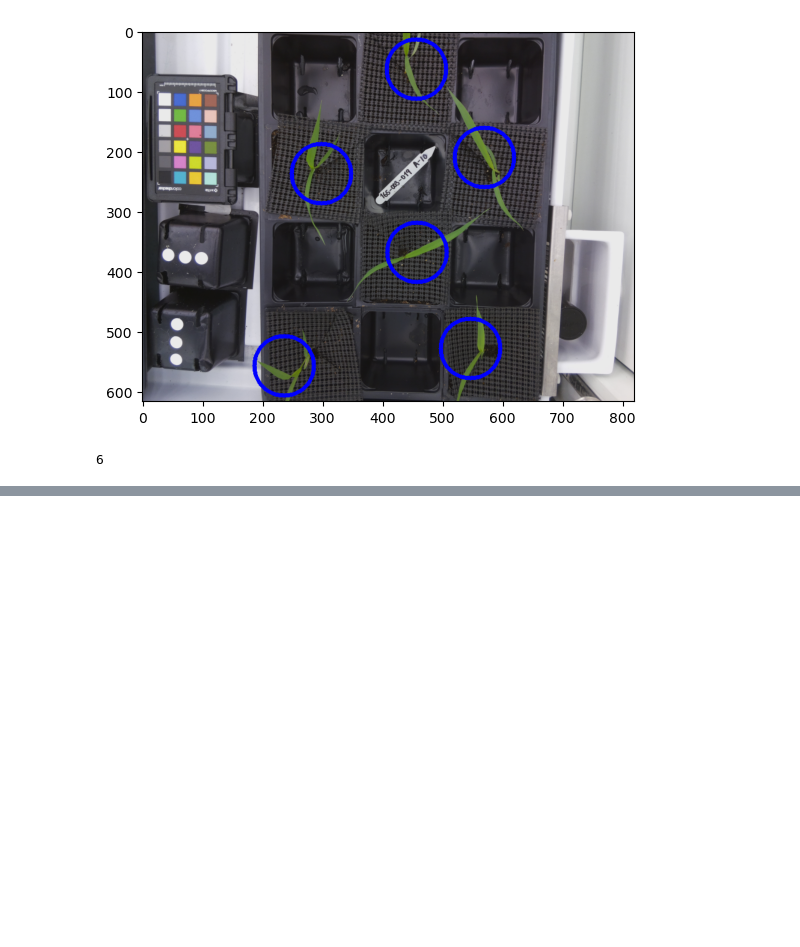
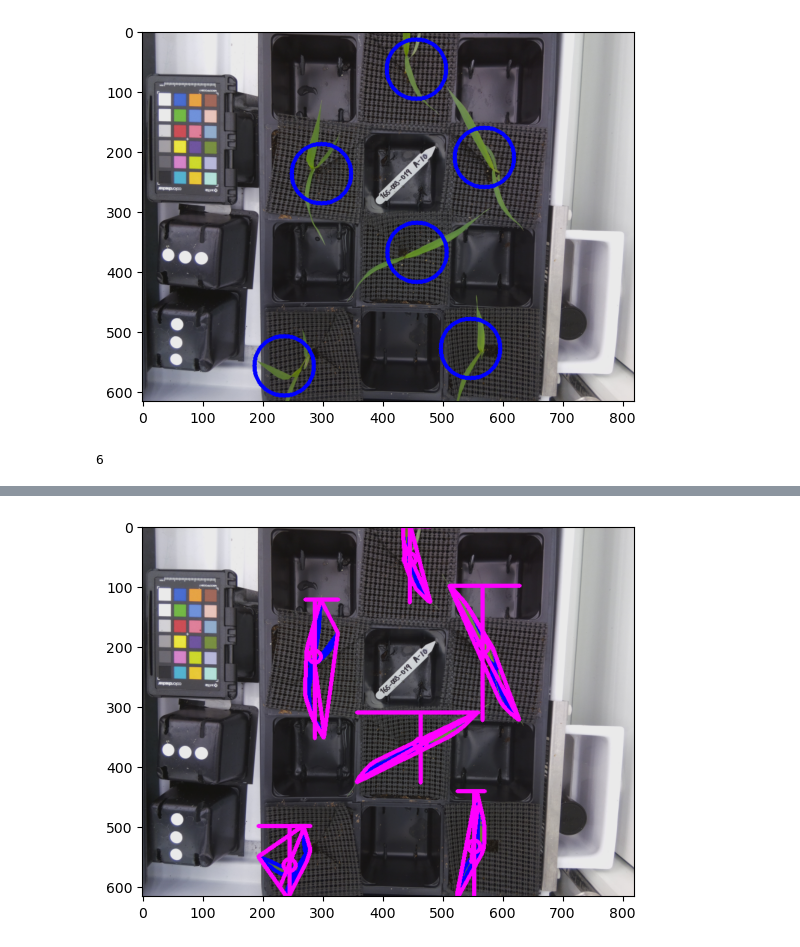
Before and after one commit to MST-Capstone2-MarsFarm/Tutorials, a Jupyter notebook: workflow/plantcv-tutorial-segment-image-series/fully_automated_pipeline.ipynb, the cells around one changed output, grey strips where cells are left out. Drawn from its saved outputs; the diff is of its cells as text; code cells hidden in the pictures; blank space fills up the shorter version.

```diff
--- a/workflow/plantcv-tutorial-segment-image-series/fully_automated_pipeline.ipynb
+++ b/workflow/plantcv-tutorial-segment-image-series/fully_automated_pipeline.ipynb
@@ -20,8 +21,10 @@ class options:
         self.image = ""
         self.debug = "plot"
         self.writeimg = False
-        self.result = "segmentation"
-        self.outdir = os.path.join(os.get_cwd(), "outputs")
+        self.outdir = os.path.join(os.getcwd(), "outputs")
+        self.rgb_outdir = os.path.join(self.outdir, "images_cropped_rgb")
+        self.bw_outdir = os.path.join(self.outdir, "images_cropped_bw")
+        self.result = os.path.join(self.outdir, "segmentation.txt")
 # %%
 # Get options
 args = options()
@@ -96,7 +99,7 @@ I'm using a rudimentary mean approximation to guess where I should put the rois
 # %%
 import sys, os
 #import cv2
-def get_roi_centers(labeled_mask: np.ndarray, num_plants: int):
+def get_roi_centers_and_individual_images(labeled_mask: np.ndarray, num_plants: int):
 
     #debugging stuff
     #print("image shape:")
@@ -125,13 +128,26 @@ def get_roi_centers(labeled_mask: np.ndarray, num_plants: int):
             middle_col = (min_col + max_col) // 2
 
             center_points.append((middle_row, middle_col))
+
+            #get rgb images clipped to bounds of labels, export to image file
+            chopped_image_rgb = img0[min_col:max_col+1, min_row:max_row+1, :]
+            output_path_rgb = os.path.join(args.rgb_outdir, f"plant_rgb_{number}.png")
+            pcv.print_image(chopped_image_rgb, output_path_rgb)
+
+            #get black and white image bounds,  export to image file
+            chopped_image_bw = labeled_mask[min_col:max_col+1, min_row:max_row+1]
+            chopped_image_bw = chopped_image_bw.astype(bool).astype('uint8') * 255
+            p = Image.fromarray(chopped_image_bw)
+            output_path_bw = os.path.join(args.bw_outdir, f"plant_bw_{number}.png")
+            p.save(output_path_bw)
+
+
         else:
             print(f"no indices for {number}")
             continue
     return center_points
 
-#print(img.shape)
-centers = get_roi_centers(labeled_objects, n_obj)
+centers = get_roi_centers_and_individual_images(labeled_objects, n_obj)
 # %%
 rois = pcv.roi.multi(img=img0, coord=centers, radius=50)
 # %% [output]
@@ -162,0 +164,3 @@ analysis_image = pcv.analyze.size(img=img0, labeled_mask=labeled_objects2, n_lab
+# %%
+#it probably isn't necessary to recrate the mask and the labels, but I'm doing it to show how it is done.
+lbl_mask, n_lbls = pcv.create_labels(mask=a_fill, rois=rois, roi_type="partial")
@@ -162,0 +169,8 @@ analysis_image = pcv.analyze.size(img=img0, labeled_mask=labeled_objects2, n_lab
+# %%
+# Analyze the shape of each plant
+shape_img = pcv.analyze.size(img=img0, labeled_mask=lbl_mask, n_labels=n_lbls, label="plant")
+
+# Print out a text file with shape data for each plant in the image
+pcv.outputs.save_results(filename=args.result)
+# %% [output]
+[figure, added]
```
Also changed, not shown: parts of 6 cells of this notebook, 17 other files.
